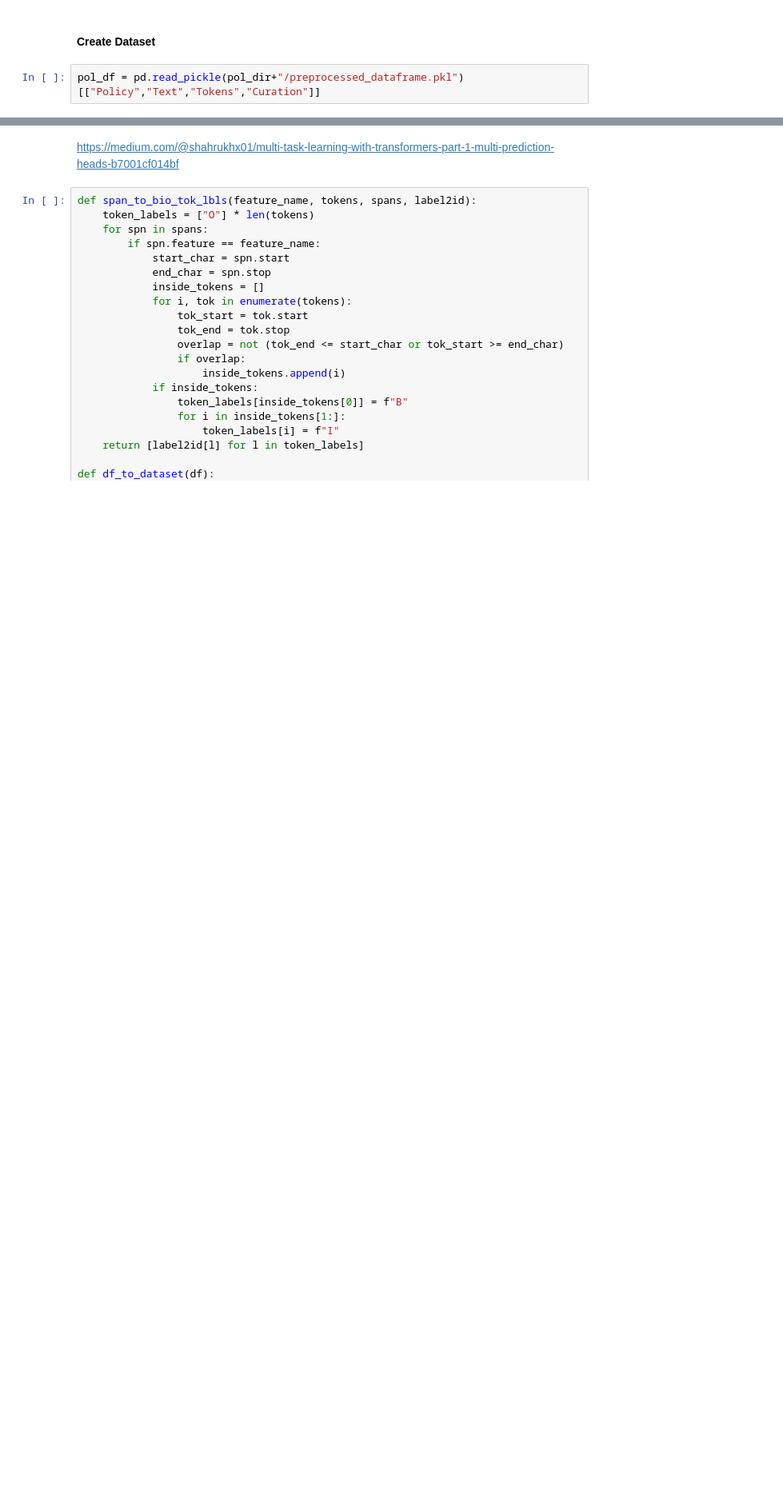
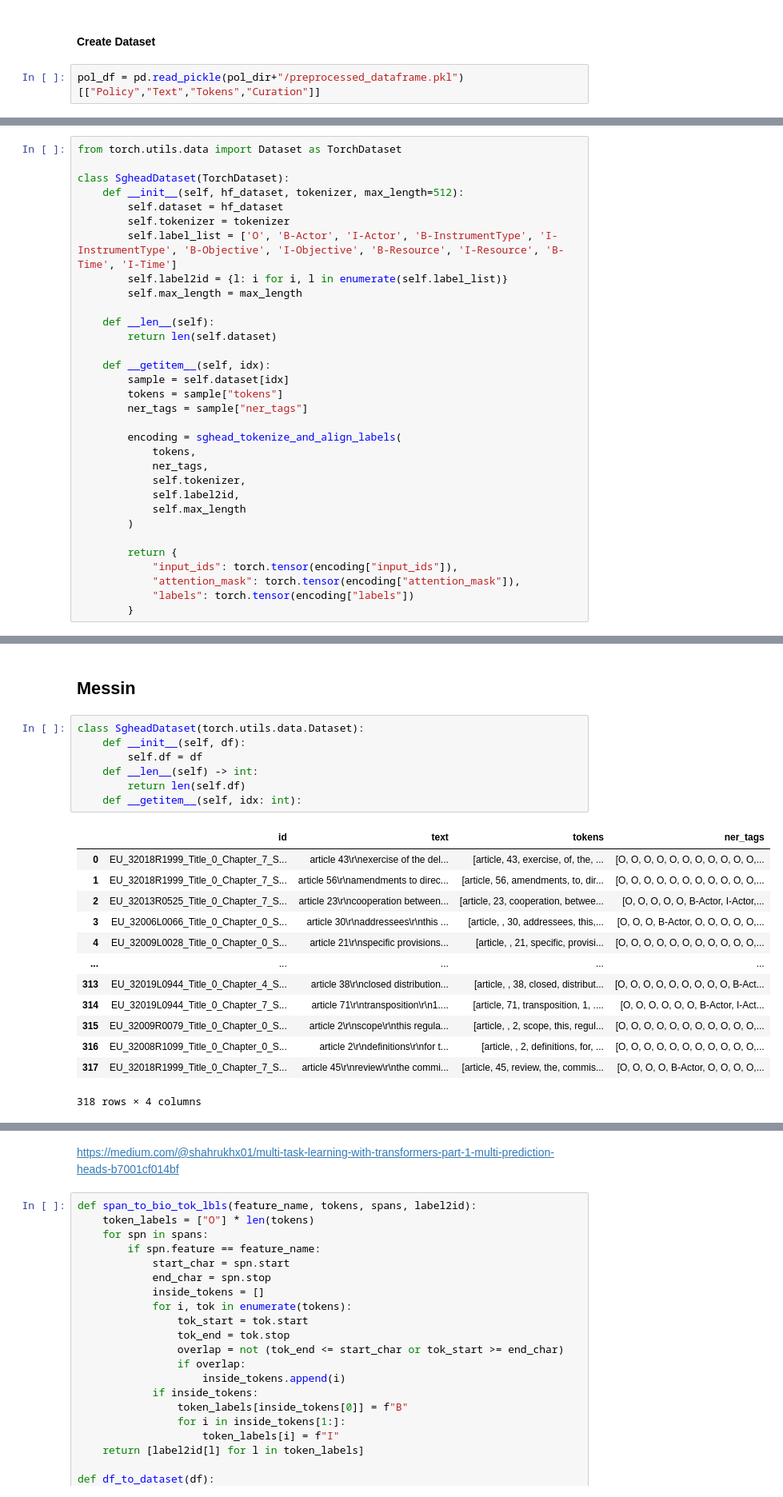
Before and after one commit to mawaskow/POLIANNA, a Jupyter notebook: notebooks/custom_ner.ipynb, the cells around one changed output, grey strips where cells are left out. Shown at 80% size. Saved outputs shown, nothing was run; the diff lists cells and outputs as text; blank space fills up the shorter version.

Commit message:
converts hf training env to pytorch for sghead

```diff
--- a/notebooks/custom_ner.ipynb
+++ b/notebooks/custom_ner.ipynb
@@ -37,0 +120,32 @@ pol_df = pd.read_pickle(pol_dir+"/preprocessed_dataframe.pkl")[["Policy","Text",
+# %%
+from torch.utils.data import Dataset as TorchDataset
+
+class SgheadDataset(TorchDataset):
+    def __init__(self, hf_dataset, tokenizer, max_length=512):
+        self.dataset = hf_dataset
+        self.tokenizer = tokenizer
+        self.label_list = ['O', 'B-Actor', 'I-Actor', 'B-InstrumentType', 'I-InstrumentType', 'B-Objective', 'I-Objective', 'B-Resource', 'I-Resource', 'B-Time', 'I-Time']
+        self.label2id = {l: i for i, l in enumerate(self.label_list)}
+        self.max_length = max_length
+
+    def __len__(self):
+        return len(self.dataset)
+
+    def __getitem__(self, idx):
+        sample = self.dataset[idx]
+        tokens = sample["tokens"]
+        ner_tags = sample["ner_tags"]
+
+        encoding = sghead_tokenize_and_align_labels(
+            tokens,
+            ner_tags,
+            self.tokenizer,
+            self.label2id,
+            self.max_length
+        )
+
+        return {
+            "input_ids": torch.tensor(encoding["input_ids"]),
+            "attention_mask": torch.tensor(encoding["attention_mask"]),
+            "labels": torch.tensor(encoding["labels"])
+        }
@@ -37,0 +293,23 @@ pol_df = pd.read_pickle(pol_dir+"/preprocessed_dataframe.pkl")[["Policy","Text",
+# %% [markdown]
+## Messin
+# %%
+class SgheadDataset(torch.utils.data.Dataset):
+    def __init__(self, df):
+        self.df = df
+    def __len__(self) -> int:
+        return len(self.df)
+    def __getitem__(self, idx: int):
+# %% [output]
+|  | id | text | tokens | ner_tags |
+| 0 | EU_32018R1999_Title_0_Chapter_7_S... | article 43\r\nexercise of the del... | [article, 43, exercise, of, the, ... | [O, O, O, O, O, O, O, O, O, O, O,... |
+| 1 | EU_32018R1999_Title_0_Chapter_7_S... | article 56\r\namendments to direc... | [article, 56, amendments, to, dir... | [O, O, O, O, O, O, O, O, O, O, O,... |
+| 2 | EU_32013R0525_Title_0_Chapter_7_S... | article 23\r\ncooperation between... | [article, 23, cooperation, betwee... | [O, O, O, O, O, B-Actor, I-Actor,... |
+| 3 | EU_32006L0066_Title_0_Chapter_0_S... | article 30\r\naddressees\r\nthis ... | [article, , 30, addressees, this,... | [O, O, O, B-Actor, O, O, O, O, O,... |
+| 4 | EU_32009L0028_Title_0_Chapter_0_S... | article 21\r\nspecific provisions... | [article, , 21, specific, provisi... | [O, O, O, O, O, O, O, O, O, O, O,... |
+| ... | ... | ... | ... | ... |
+| 313 | EU_32019L0944_Title_0_Chapter_4_S... | article 38\r\nclosed distribution... | [article, , 38, closed, distribut... | [O, O, O, O, O, O, O, O, O, B-Act... |
+| 314 | EU_32019L0944_Title_0_Chapter_7_S... | article 71\r\ntransposition\r\n1.... | [article, 71, transposition, 1, .... | [O, O, O, O, O, O, B-Actor, I-Act... |
+| 315 | EU_32009R0079_Title_0_Chapter_0_S... | article 2\r\nscope\r\nthis regula... | [article, , 2, scope, this, regul... | [O, O, O, O, O, O, O, O, O, O, O,... |
+| 316 | EU_32008R1099_Title_0_Chapter_0_S... | article 2\r\ndefinitions\r\nfor t... | [article, , 2, definitions, for, ... | [O, O, O, O, O, O, O, O, O, O, O,... |
+| 317 | EU_32018R1999_Title_0_Chapter_7_S... | article 45\r\nreview\r\nthe commi... | [article, 45, review, the, commis... | [O, O, O, O, B-Actor, O, O, O, O,... |
+318 rows × 4 columns
```
Also changed, not shown: parts of 13 cells of this notebook, 5 other files.
